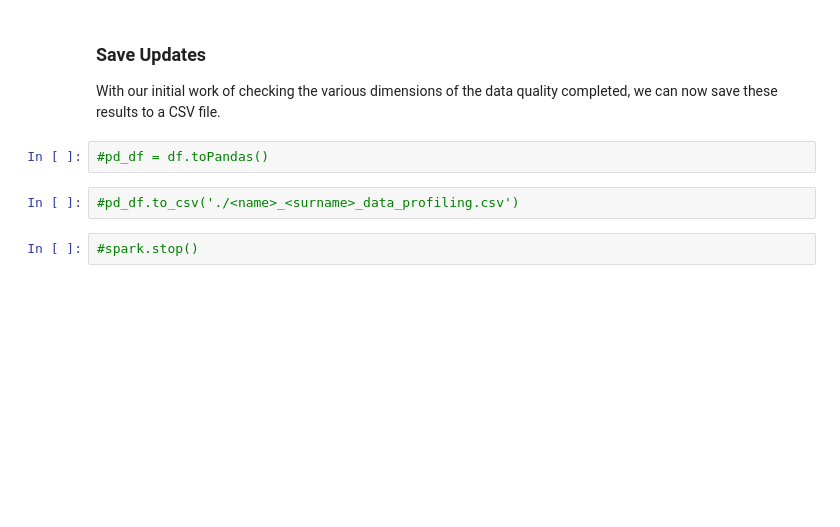
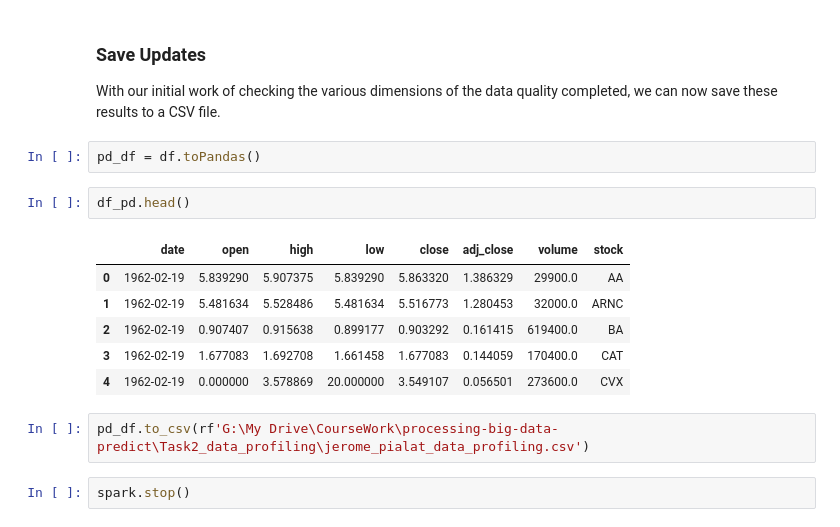
Before and after one commit to niahaarz/processing-big-data-predict, a Jupyter notebook: Task2_data_profiling/Data_profiling_student_version.ipynb, the cells around one changed output. Drawn from its saved outputs; the diff is of its cells as text; blank space fills up the shorter version.

```diff
--- a/Task2_data_profiling/Data_profiling_student_version.ipynb
+++ b/Task2_data_profiling/Data_profiling_student_version.ipynb
@@ -1257,8 +1166,17 @@ There are 0 negative values in the UniqueId column which accounts for 0.0% of th
 
 With our initial work of checking the various dimensions of the data quality completed, we can now save these results to a CSV file.
 # %%
-#pd_df = df.toPandas()
+pd_df = df.toPandas()
-# %%
-#pd_df.to_csv('./<name>_<surname>_data_profiling.csv')
-# %%
-#spark.stop()
+# %%
+df_pd.head()
+# %% [output]
+|  | date | open | high | low | close | adj_close | volume | stock |
+| 0 | 1962-02-19 | 5.839290 | 5.907375 | 5.839290 | 5.863320 | 1.386329 | 29900.0 | AA |
+| 1 | 1962-02-19 | 5.481634 | 5.528486 | 5.481634 | 5.516773 | 1.280453 | 32000.0 | ARNC |
+| 2 | 1962-02-19 | 0.907407 | 0.915638 | 0.899177 | 0.903292 | 0.161415 | 619400.0 | BA |
+| 3 | 1962-02-19 | 1.677083 | 1.692708 | 1.661458 | 1.677083 | 0.144059 | 170400.0 | CAT |
+| 4 | 1962-02-19 | 0.000000 | 3.578869 | 20.000000 | 3.549107 | 0.056501 | 273600.0 | CVX |
+# %%
+pd_df.to_csv(rf'G:\My Drive\CourseWork\processing-big-data-predict\Task2_data_profiling\jerome_pialat_data_profiling.csv')
+# %%
+spark.stop()
```
Also changed, not shown: parts of 51 cells of this notebook, 7 other files.
